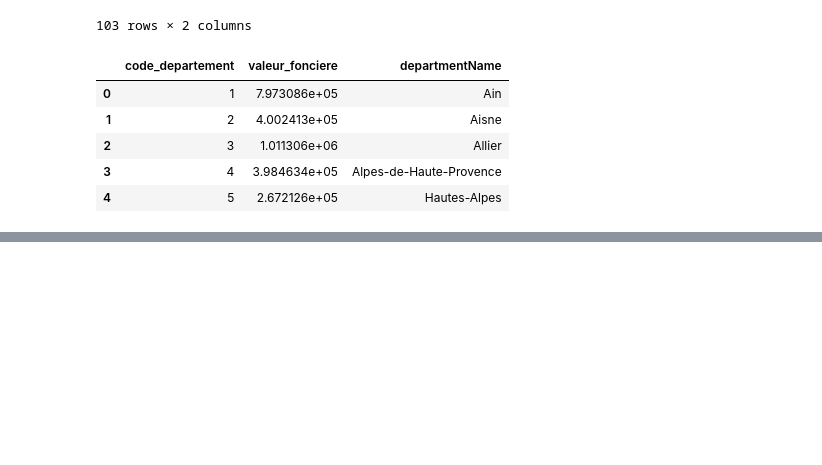
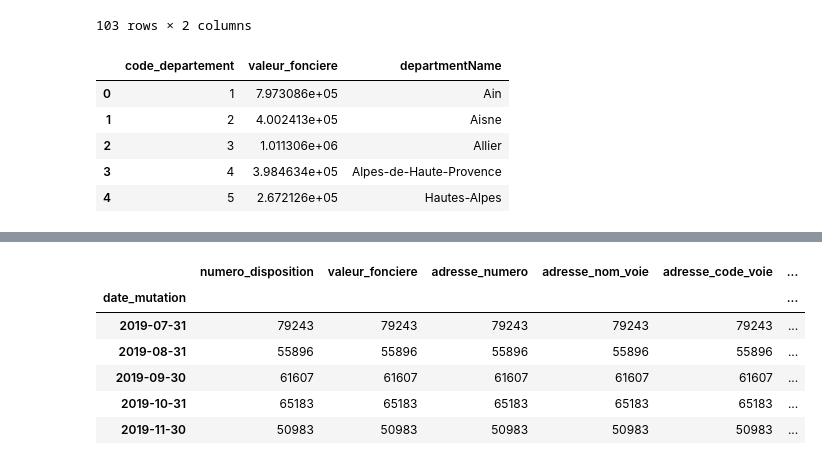
Before and after one commit to MohamedAziz-Khezami/French_House, a Jupyter notebook: dataframes.ipynb, the cells around one changed output, grey strips where cells are left out. Drawn from its saved outputs; the diff is of its cells as text; code cells hidden in the pictures; blank space fills up the shorter version.

```diff
--- a/dataframes.ipynb
+++ b/dataframes.ipynb
@@ -845,0 +930,3 @@ df_commercial.to_csv('commercial_bar.csv', index=False)
+# %%
+dff_maison = df[df['type_local'] == 'Maison']
+dff_maison.head()
@@ -845,0 +940,11 @@ df_commercial.to_csv('commercial_bar.csv', index=False)
+# %%
+dff_maison = dff_maison.groupby(pd.Grouper(key='date_mutation', freq='ME')).count()
+dff_maison.head()
+# %% [output]
+|  | numero_disposition | valeur_fonciere | adresse_numero | adresse_nom_voie | adresse_code_voie | ... |
+| date_mutation |  |  |  |  |  | ... |
+| 2019-07-31 | 79243 | 79243 | 79243 | 79243 | 79243 | ... |
+| 2019-08-31 | 55896 | 55896 | 55896 | 55896 | 55896 | ... |
+| 2019-09-30 | 61607 | 61607 | 61607 | 61607 | 61607 | ... |
+| 2019-10-31 | 65183 | 65183 | 65183 | 65183 | 65183 | ... |
+| 2019-11-30 | 50983 | 50983 | 50983 | 50983 | 50983 | ... |
```
Also changed, not shown: parts of 33 cells of this notebook, 6 other files.
